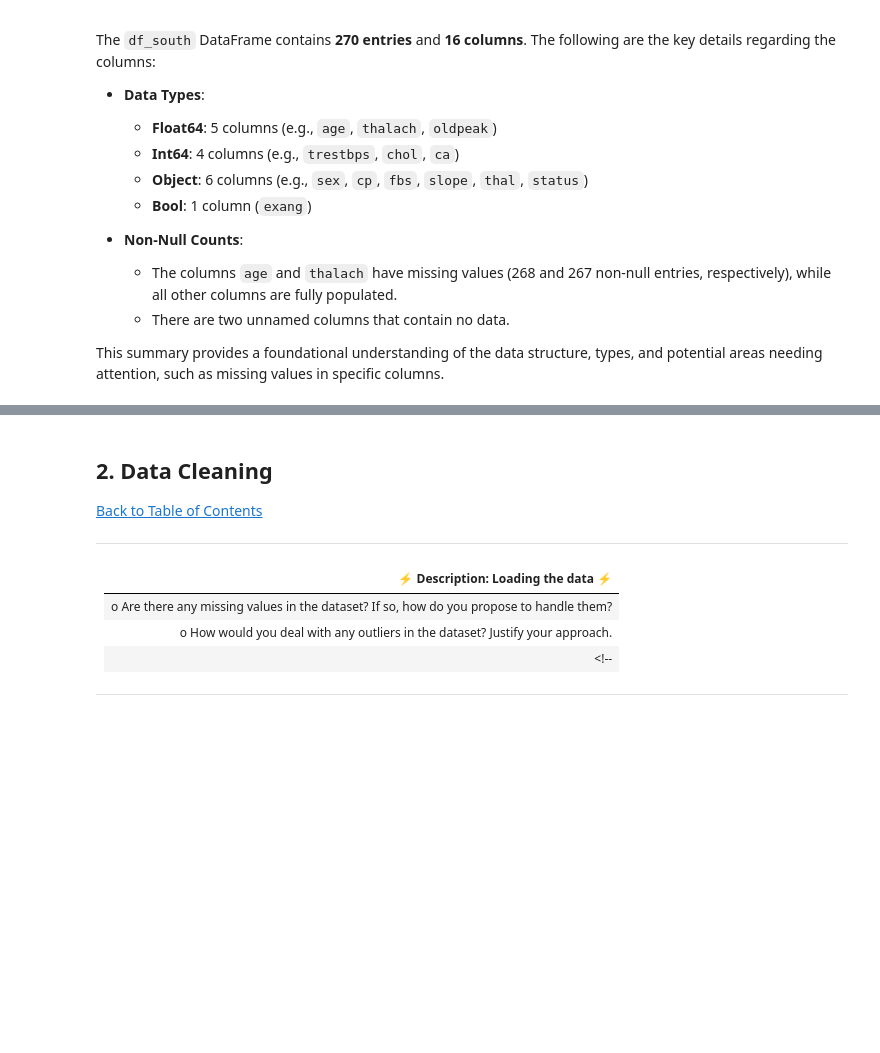
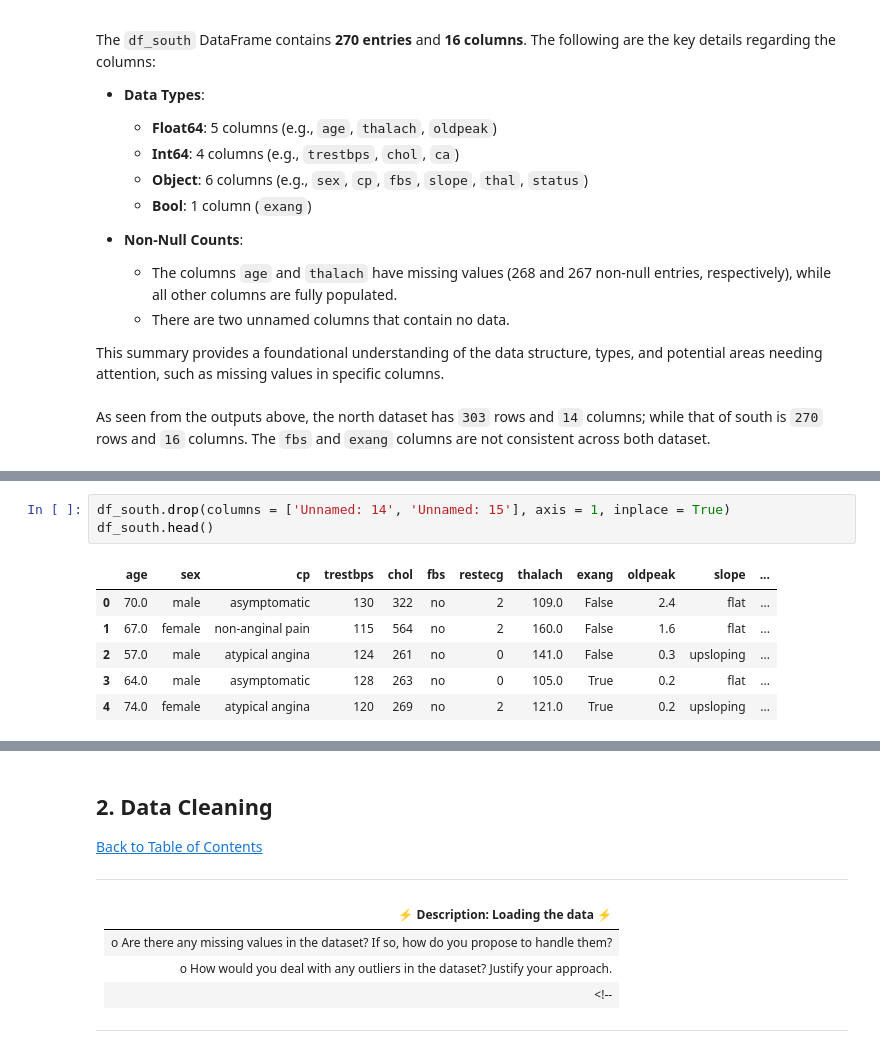
Before and after one commit to Johnnysnipes90/Datascience-Projects, a Jupyter notebook: Notebook.ipynb, the cells around one changed output, grey strips where cells are left out. Drawn from its saved outputs; the diff is of its cells as text; blank space fills up the shorter version.

Commit message:
Dataset Cleaned

```diff
--- a/Notebook.ipynb
+++ b/Notebook.ipynb
@@ -110,6 +194,8 @@ The `df_south` DataFrame contains **270 entries** and **16 columns**. The follow
   - There are two unnamed columns that contain no data.
 
 This summary provides a foundational understanding of the data structure, types, and potential areas needing attention, such as missing values in specific columns.
+# %% [markdown]
+As seen from the outputs above, the north dataset has `303` rows and `14` columns; while that of south is `270` rows and `16` columns. The `fbs` and `exang` columns are not consistent across both dataset.
 # %% [markdown]
  <a id="one"></a>
 ## 1. Data Consolidation
@@ -123,3 +209,13 @@ This summary provides a foundational understanding of the data structure, types,
 | o After consolidating the datasets, what steps will be taken to validate the integrity and accuracy of the combined data? |
 
 ---![Alt text](image.png)
+# %%
+df_south.drop(columns = ['Unnamed: 14', 'Unnamed: 15'], axis = 1, inplace = True)
+df_south.head()
+# %% [output]
+|  | age | sex | cp | trestbps | chol | fbs | restecg | thalach | exang | oldpeak | slope | ... |
+| 0 | 70.0 | male | asymptomatic | 130 | 322 | no | 2 | 109.0 | False | 2.4 | flat | ... |
+| 1 | 67.0 | female | non-anginal pain | 115 | 564 | no | 2 | 160.0 | False | 1.6 | flat | ... |
+| 2 | 57.0 | male | atypical angina | 124 | 261 | no | 0 | 141.0 | False | 0.3 | upsloping | ... |
+| 3 | 64.0 | male | asymptomatic | 128 | 263 | no | 0 | 105.0 | True | 0.2 | flat | ... |
+| 4 | 74.0 | female | atypical angina | 120 | 269 | no | 2 | 121.0 | True | 0.2 | upsloping | ... |
```
Also changed, not shown: parts of 15 cells of this notebook.
